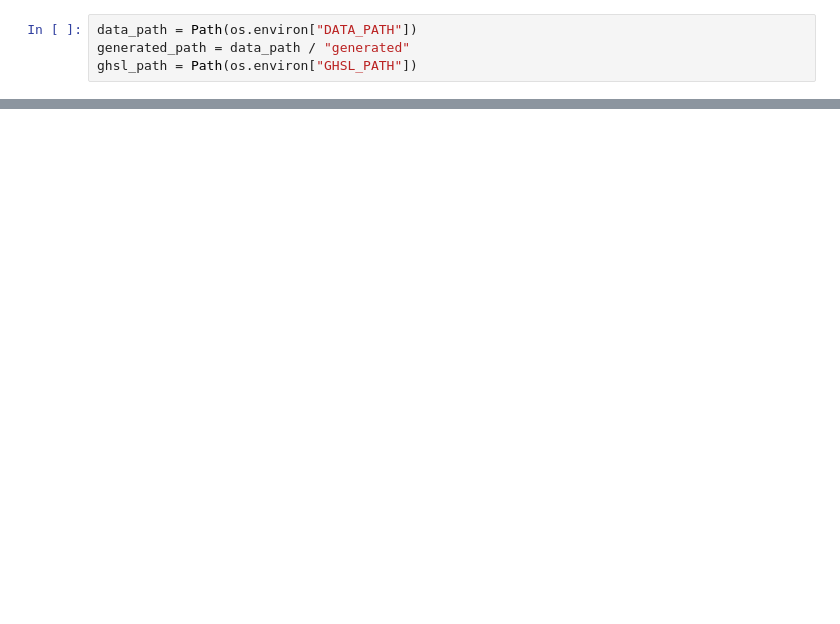
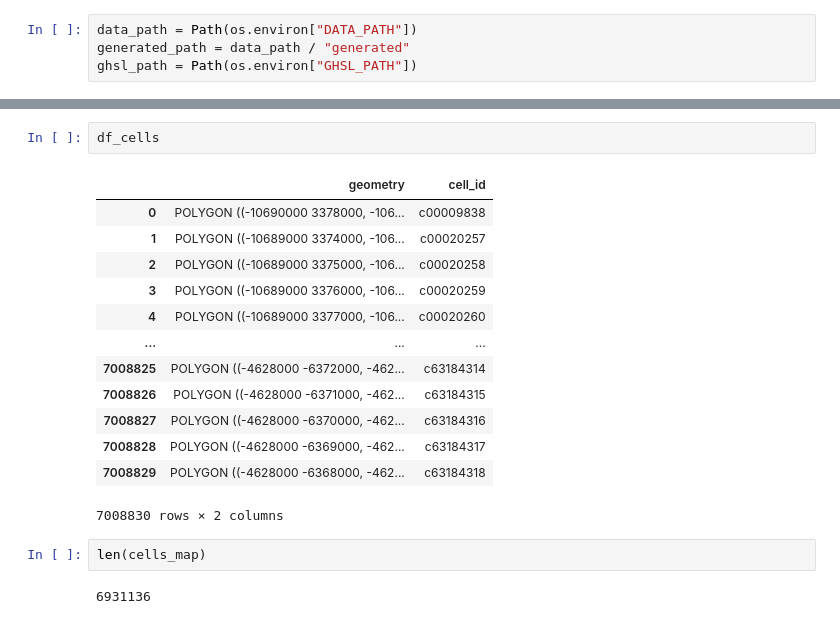
Before and after one commit to RodolfoFigueroa/amazonas-pipeline, a Jupyter notebook: test.ipynb, the cells around one changed output, grey strips where cells are left out. Drawn from its saved outputs; the diff is of its cells as text; blank space fills up the shorter version.

```diff
--- a/test.ipynb
+++ b/test.ipynb
@@ -47,0 +69,20 @@ multiple_names = df_polygons.loc[name_count > 1, ["polygon_id", "name"]]
+# %%
+df_cells
+# %% [output]
+|  | geometry | cell_id |
+| 0 | POLYGON ((-10690000 3378000, -106... | c00009838 |
+| 1 | POLYGON ((-10689000 3374000, -106... | c00020257 |
+| 2 | POLYGON ((-10689000 3375000, -106... | c00020258 |
+| 3 | POLYGON ((-10689000 3376000, -106... | c00020259 |
+| 4 | POLYGON ((-10689000 3377000, -106... | c00020260 |
+| ... | ... | ... |
+| 7008825 | POLYGON ((-4628000 -6372000, -462... | c63184314 |
+| 7008826 | POLYGON ((-4628000 -6371000, -462... | c63184315 |
+| 7008827 | POLYGON ((-4628000 -6370000, -462... | c63184316 |
+| 7008828 | POLYGON ((-4628000 -6369000, -462... | c63184317 |
+| 7008829 | POLYGON ((-4628000 -6368000, -462... | c63184318 |
+7008830 rows × 2 columns
+# %%
+len(cells_map)
+# %% [output]
+6931136
```
Also changed, not shown: parts of 8 cells of this notebook, 9 other files.
